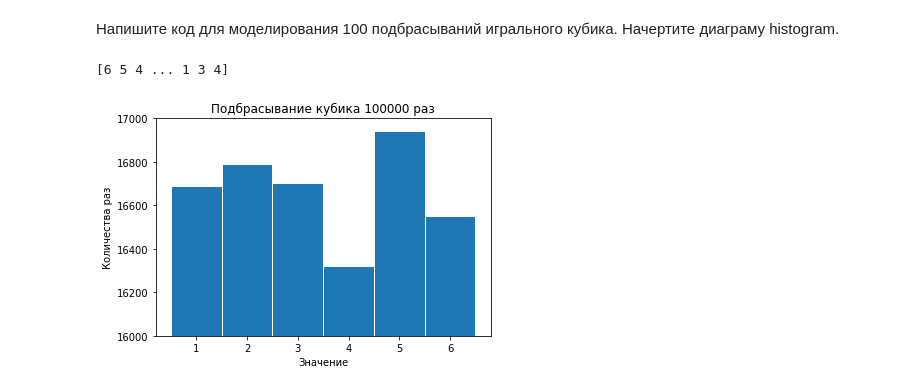
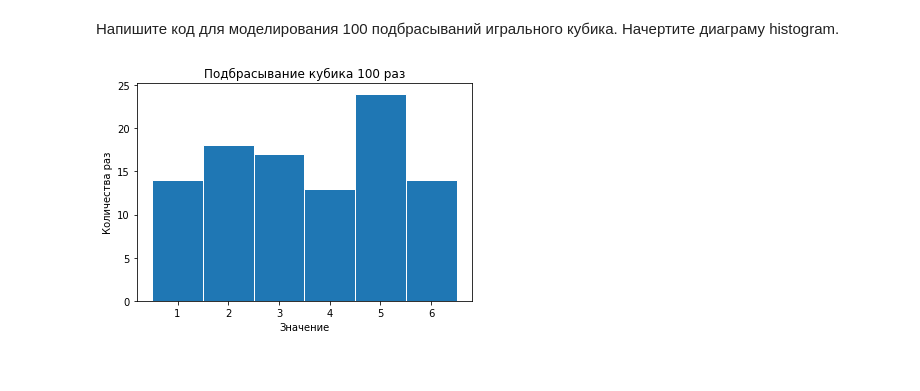
Before and after one commit to yustiks/statistics_in_python, a Jupyter notebook: dz2_solved.ipynb, the cells around one changed output. Cells and saved outputs as stored; diff of their text form; code cells hidden in the pictures.

```diff
--- a/dz2_solved.ipynb
+++ b/dz2_solved.ipynb
@@ -227,20 +227,17 @@ plt.legend()
 # %%
 import pylab
 import numpy
 
 # Количество испытаний
-trials = 100000
+trials = 100
 
 # Массив значений
 values = numpy.random.randint(1, 7, size=trials)
-print(values)
 pylab.hist(values, bins=[0.5, 1.5, 2.5, 3.5, 4.5, 5.5, 6.5], edgecolor='white')
 
 pylab.xlabel('Значение')
 pylab.ylabel('Количества раз')
-pylab.ylim((16000, 17000))
 pylab.title('Подбрасывание кубика ' + str(trials) + ' раз')
 pylab.show()
 # %% [output]
-[6 5 4 ... 1 3 4]
-[figure, old version]
+[figure, new version]
```
Also changed, not shown: parts of 2 cells of this notebook.
